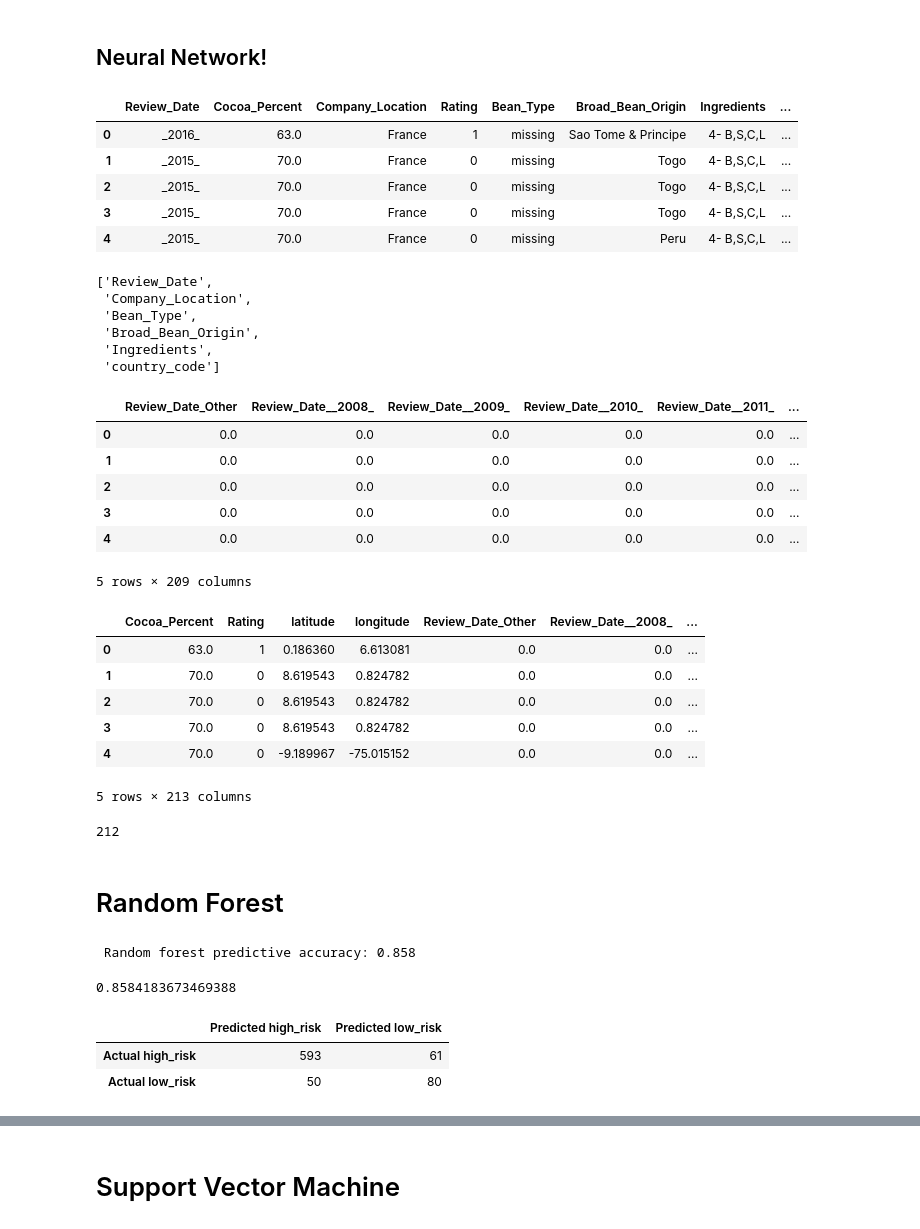
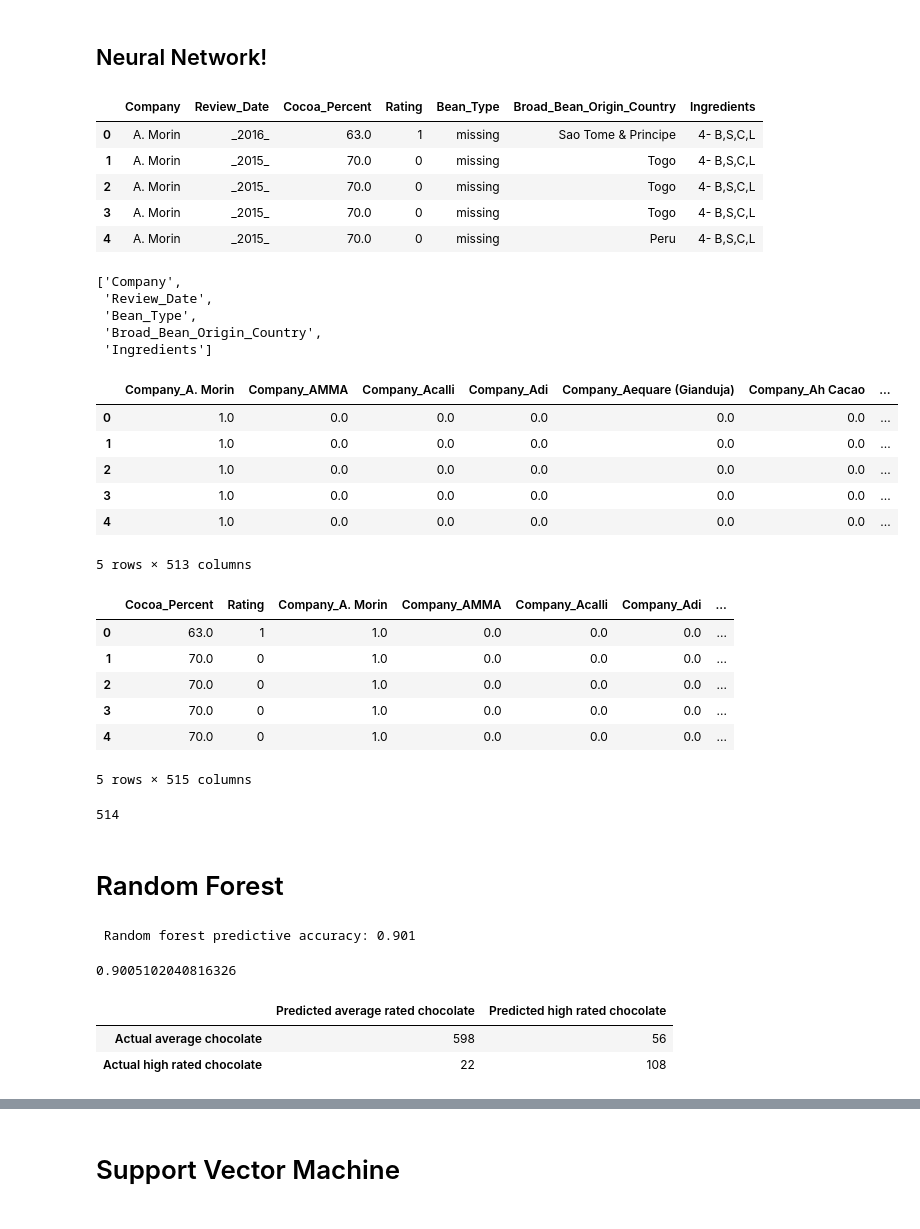
Before and after one commit to jilek/DataBootcampFinalProject, a Jupyter notebook: Travis/Seg_2/Machine_Learning.ipynb, the cells around one changed output, grey strips where cells are left out. Cells and saved outputs as stored; diff of their text form; code cells hidden in the pictures.

```diff
--- a/Travis/Seg_2/Machine_Learning.ipynb
+++ b/Travis/Seg_2/Machine_Learning.ipynb
@@ -73,26 +73,25 @@ reduce_count_vals(df_chocolate, 'Review_Date', 100)
 ## Neural Network!
 # %%
 # Drop the non-beneficial ID columns, 'EIN' and 'NAME'.
-df_chocolate= df_chocolate.drop(columns=["Company","REF","Bean_Origin_or_Bar_Name","Most_Memorable_Characteristics","continent"], axis=1)
+df_chocolate= df_chocolate.drop(columns=["Company_Location","REF","Bean_Origin_or_Bar_Name","Most_Memorable_Characteristics","continent"], axis=1)
 df_chocolate.head()
 # %% [output]
-|  | Review_Date | Cocoa_Percent | Company_Location | Rating | Bean_Type | Broad_Bean_Origin | Ingredients | ... |
-| 0 | _2016_ | 63.0 | France | 1 | missing | Sao Tome & Principe | 4- B,S,C,L | ... |
-| 1 | _2015_ | 70.0 | France | 0 | missing | Togo | 4- B,S,C,L | ... |
-| 2 | _2015_ | 70.0 | France | 0 | missing | Togo | 4- B,S,C,L | ... |
-| 3 | _2015_ | 70.0 | France | 0 | missing | Togo | 4- B,S,C,L | ... |
-| 4 | _2015_ | 70.0 | France | 0 | missing | Peru | 4- B,S,C,L | ... |
+|  | Company | Review_Date | Cocoa_Percent | Rating | Bean_Type | Broad_Bean_Origin_Country | Ingredients |
+| 0 | A. Morin | _2016_ | 63.0 | 1 | missing | Sao Tome & Principe | 4- B,S,C,L |
+| 1 | A. Morin | _2015_ | 70.0 | 0 | missing | Togo | 4- B,S,C,L |
+| 2 | A. Morin | _2015_ | 70.0 | 0 | missing | Togo | 4- B,S,C,L |
+| 3 | A. Morin | _2015_ | 70.0 | 0 | missing | Togo | 4- B,S,C,L |
+| 4 | A. Morin | _2015_ | 70.0 | 0 | missing | Peru | 4- B,S,C,L |
 # %%
 # Generate our categorical variable lists
 chocolate_cat = df_chocolate.dtypes[df_chocolate.dtypes == 'object'].index.tolist()
 chocolate_cat
 # %% [output]
-['Review_Date',
- 'Company_Location',
+['Company',
+ 'Review_Date',
  'Bean_Type',
- 'Broad_Bean_Origin',
- 'Ingredients',
- 'country_code']
+ 'Broad_Bean_Origin_Country',
+ 'Ingredients']
 # %%
 
 
@@ -106,25 +105,25 @@ encode_df = pd.DataFrame(enc.fit_transform(df_chocolate[chocolate_cat]))
 encode_df.columns = enc.get_feature_names(chocolate_cat)
 encode_df.head()
 # %% [output]
-|  | Review_Date_Other | Review_Date__2008_ | Review_Date__2009_ | Review_Date__2010_ | Review_Date__2011_ | ... |
-| 0 | 0.0 | 0.0 | 0.0 | 0.0 | 0.0 | ... |
-| 1 | 0.0 | 0.0 | 0.0 | 0.0 | 0.0 | ... |
-| 2 | 0.0 | 0.0 | 0.0 | 0.0 | 0.0 | ... |
-| 3 | 0.0 | 0.0 | 0.0 | 0.0 | 0.0 | ... |
-| 4 | 0.0 | 0.0 | 0.0 | 0.0 | 0.0 | ... |
+|  | Company_A. Morin | Company_AMMA | Company_Acalli | Company_Adi | Company_Aequare (Gianduja) | Company_Ah Cacao | ... |
+| 0 | 1.0 | 0.0 | 0.0 | 0.0 | 0.0 | 0.0 | ... |
+| 1 | 1.0 | 0.0 | 0.0 | 0.0 | 0.0 | 0.0 | ... |
+| 2 | 1.0 | 0.0 | 0.0 | 0.0 | 0.0 | 0.0 | ... |
+| 3 | 1.0 | 0.0 | 0.0 | 0.0 | 0.0 | 0.0 | ... |
+| 4 | 1.0 | 0.0 | 0.0 | 0.0 | 0.0 | 0.0 | ... |
-5 rows × 209 columns
+5 rows × 513 columns
 # %%
 # Merge one-hot encoded features and drop the originals
 df_chocolate = df_chocolate.merge(encode_df, left_index=True, right_index=True).drop(chocolate_cat, 1)
 df_chocolate.head()
 # %% [output]
-|  | Cocoa_Percent | Rating | latitude | longitude | Review_Date_Other | Review_Date__2008_ | ... |
-| 0 | 63.0 | 1 | 0.186360 | 6.613081 | 0.0 | 0.0 | ... |
-| 1 | 70.0 | 0 | 8.619543 | 0.824782 | 0.0 | 0.0 | ... |
-| 2 | 70.0 | 0 | 8.619543 | 0.824782 | 0.0 | 0.0 | ... |
-| 3 | 70.0 | 0 | 8.619543 | 0.824782 | 0.0 | 0.0 | ... |
-| 4 | 70.0 | 0 | -9.189967 | -75.015152 | 0.0 | 0.0 | ... |
+|  | Cocoa_Percent | Rating | Company_A. Morin | Company_AMMA | Company_Acalli | Company_Adi | ... |
+| 0 | 63.0 | 1 | 1.0 | 0.0 | 0.0 | 0.0 | ... |
+| 1 | 70.0 | 0 | 1.0 | 0.0 | 0.0 | 0.0 | ... |
+| 2 | 70.0 | 0 | 1.0 | 0.0 | 0.0 | 0.0 | ... |
+| 3 | 70.0 | 0 | 1.0 | 0.0 | 0.0 | 0.0 | ... |
+| 4 | 70.0 | 0 | 1.0 | 0.0 | 0.0 | 0.0 | ... |
-5 rows × 213 columns
+5 rows × 515 columns
 # %%
 # Split our preprocessed data into our features and target arrays
 y = df_chocolate["Rating"]
@@ -148,7 +147,7 @@ X_test_scaled = X_scaler.transform(X_test)
 # %%
 len(X_train_scaled[0])
 # %% [output]
-212
+514
 # %%
 from imblearn.combine import SMOTEENN
 smote_enn = SMOTEENN(random_state=0)
@@ -166,13 +165,13 @@ rf_model = rf_model.fit(X_resampled, y_resampled)
 y_pred = rf_model.predict(X_test_scaled)
 print(f" Random forest predictive accuracy: {accuracy_score(y_test,y_pred):.3f}")
 # %% [output]
- Random forest predictive accuracy: 0.858
+ Random forest predictive accuracy: 0.901
 # %%
 # Calculated the balanced accuracy score
 from sklearn.metrics import accuracy_score
 accuracy_score(y_test, y_pred)
 # %% [output]
-0.8584183673469388
+0.9005102040816326
 # %%
 # Display the confusion matrix
 from sklearn.metrics import confusion_matrix
@@ -181,12 +180,12 @@ cm = confusion_matrix(y_test, y_pred)
 
 # Create a DataFrame from the confusion matrix.
 cm_df = pd.DataFrame(
-    cm, index=["Actual high_risk", "Actual low_risk"], columns=["Predicted high_risk", "Predicted low_risk"])
+    cm, index=["Actual average chocolate", "Actual high rated chocolate"], columns=["Predicted average rated chocolate", "Predicted high rated chocolate"])
 cm_df
 # %% [output]
-|  | Predicted high_risk | Predicted low_risk |
-| Actual high_risk | 593 | 61 |
-| Actual low_risk | 50 | 80 |
+|  | Predicted average rated chocolate | Predicted high rated chocolate |
+| Actual average chocolate | 598 | 56 |
+| Actual high rated chocolate | 22 | 108 |
 # %%
 # Print the imbalanced classification report
 from sklearn.metrics import classification_report
```
Also changed, not shown: parts of 9 cells of this notebook, 10 other files.
